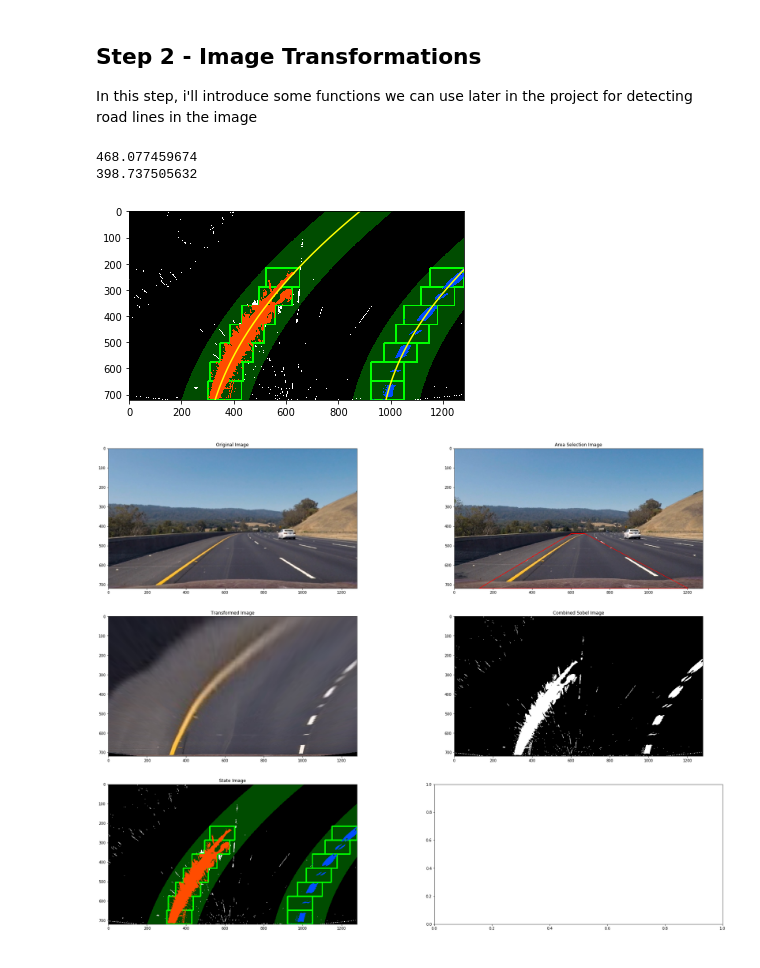
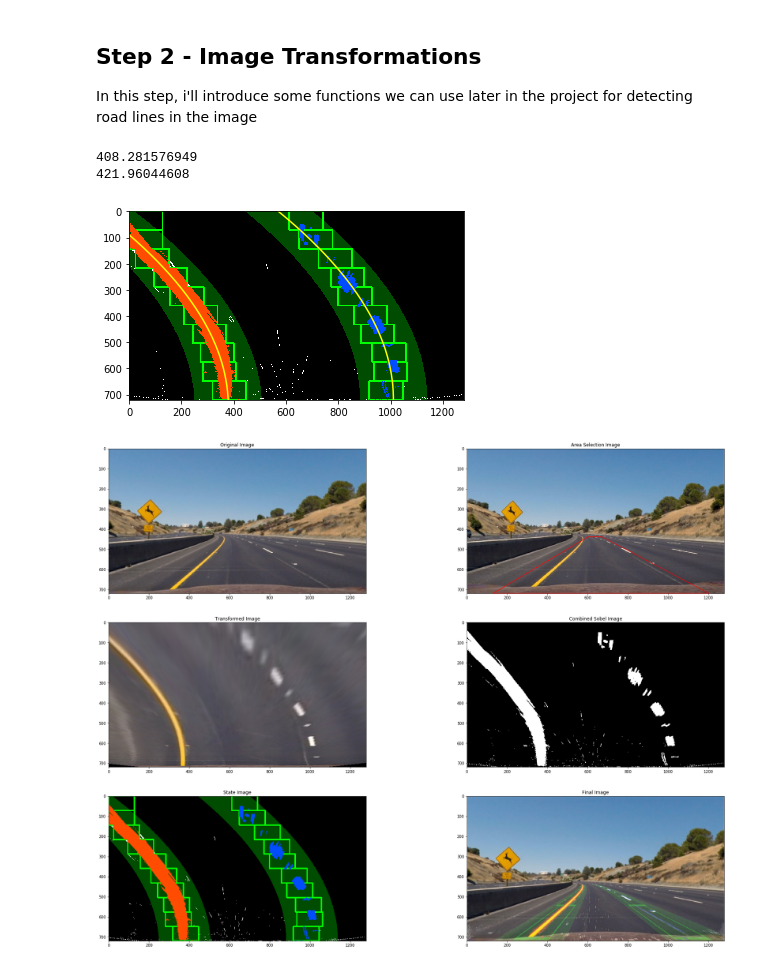
Before and after one commit to sachitv/CarND-Advanced-Lane-Lines, a Jupyter notebook: Project4.ipynb, the cells around one changed output. Saved outputs shown, nothing was run; the diff lists cells and outputs as text; code cells hidden in the pictures.

```diff
--- a/Project4.ipynb
+++ b/Project4.ipynb
@@ -251,6 +250,8 @@ def getCombinedSobelMask(transformedImg):
 
     return combined
 # %%
+from numpy.linalg import inv
+
 class State():
     def __init__(self, inImage):
         # was the line detected in the last iteration?
@@ -275,8 +276,8 @@ class State():
         curverad = ((1 + (2*fit_curve[0]*y_eval + fit_curve[1])**2)**1.5) / np.absolute(2*fit_curve[0])
 
         # Define conversions in x and y from pixels space to meters
-        ym_per_pix = 40/720 # meters per pixel in y dimension
-        xm_per_pix = 3.7/700 # meters per pixel in x dimension
+        ym_per_pix = 45/720 # meters per pixel in y dimension
+        xm_per_pix = 3.7/680 # meters per pixel in x dimension
 
         # Fit new polynomials to x,y in world space
         fit_cr = np.polyfit(ploty*ym_per_pix, xvalues*xm_per_pix, 2)
@@ -286,6 +287,17 @@ class State():
 
         print(curverad)
         return curverad
+
+    def generateResultImage(self, M, originalImg):
+        width, height = originalImg.shape[1], originalImg.shape[0]
+        unwarped = np.array((height, width, 3)); #3 colour channels
+        inverseM = inv(M)
+        unwarped = cv2.warpPerspective(self.m_OutputImage, inverseM, (width, height))
+
+        overlayed = cv2.addWeighted(originalImg, 1, unwarped, 0.3, 0)
+
+        return overlayed
+
 
     def processState(self, window_width, window_height):
         out_img = np.dstack((self.m_Image, self.m_Image, self.m_Image))*255;
@@ -367,7 +379,7 @@ class State():
         mpimg.imsave("output.jpg", out_img)
         self.m_OutputImage = out_img
 
-def getBestPoint(maskImage, window_width, window_height, window_start_y, window_start_x, max_deviation_x, threshold_factor=0.03):
+def getBestPoint(maskImage, window_width, window_height, window_start_y, window_start_x, max_deviation_x, threshold_factor=0.02):
     # let's create a sample image
     imgHeight, imgWidth = maskImage.shape[0], maskImage.shape[1]
 
@@ -511,7 +523,7 @@ def detectLanes(combinedSobelMask, lastState, forceSearch):
     return currentState
 
 
-def debugDraw(originalImg, areaSelectionImg, transformedImg, combinedSobelMask, s):
+def debugDraw(originalImg, areaSelectionImg, transformedImg, combinedSobelMask, s, finalImg):
     f, axarr = plt.subplots(3, 2, figsize=(24, 20))
     plt.subplots_adjust(left=0., right=1, top=0.9, bottom=0.)
 
@@ -529,31 +541,37 @@ def debugDraw(originalImg, areaSelectionImg, transformedImg, combinedSobelMask,
 
     axarr[2][0].set_title('State Image')
     axarr[2][0].imshow(s.m_OutputImage)
+
+    axarr[2][1].set_title('Final Image')
+    axarr[2][1].imshow(finalImg)
 # %%
 import matplotlib.image as mpimg
 
-img = mpimg.imread("test_images/test3.jpg")
+img = mpimg.imread("test_images/test2.jpg")
 
 #Undistort the Image
 originalImg = undistortImage(img, mtx, dist)
 
 #Let's pass it through a low pass filter to eliminate some noise
 gKernelSize = 5
 originalImg = applyGaussian(originalImg, gKernelSize)
 
 #Let's get the region of interest, aka the part we care about
 transformedImg, transM, areaSelectionImg = getROIImage(img)
 
 #Let's compute the Sobel Mask to detect the edges and combine it with the colour mask to choose the lane lines
 combinedSobelMask = getCombinedSobelMask(transformedImg)
 
 #Detect Lanes now
 s = detectLanes(combinedSobelMask, State(None), True)
 
+#Generat the final image
+finalImg = s.generateResultImage(transM, originalImg)
+
 #Some Debug Draw Stuff to help visualize what's going on.
-debugDraw(originalImg, areaSelectionImg, transformedImg, combinedSobelMask, s)
+debugDraw(originalImg, areaSelectionImg, transformedImg, combinedSobelMask, s, finalImg)
 # %% [output]
-468.077459674
-398.737505632
+408.281576949
+421.96044608
-[figure, old version]
+[figure, new version]
-[figure, old version]
+[figure, new version]
```
Also changed, not shown: parts of 1 cell of this notebook.
